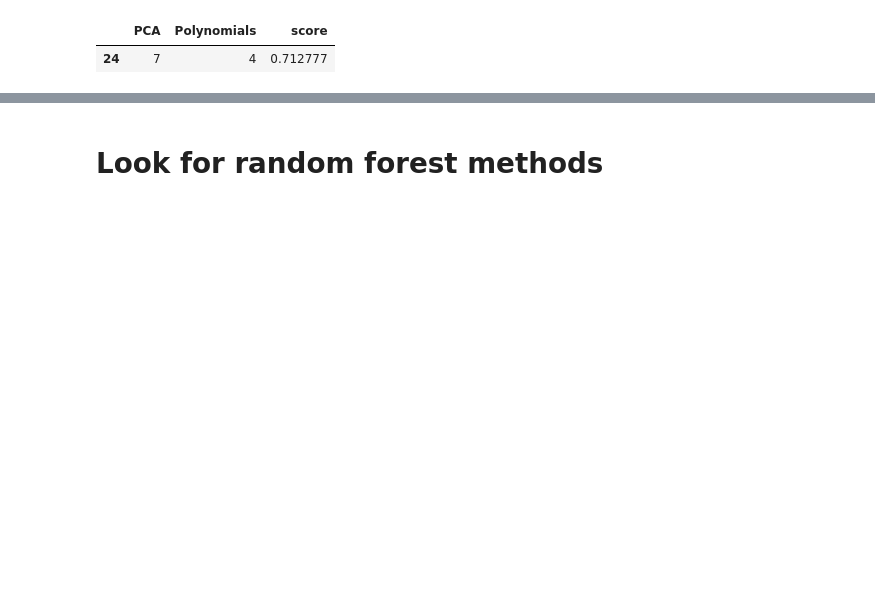
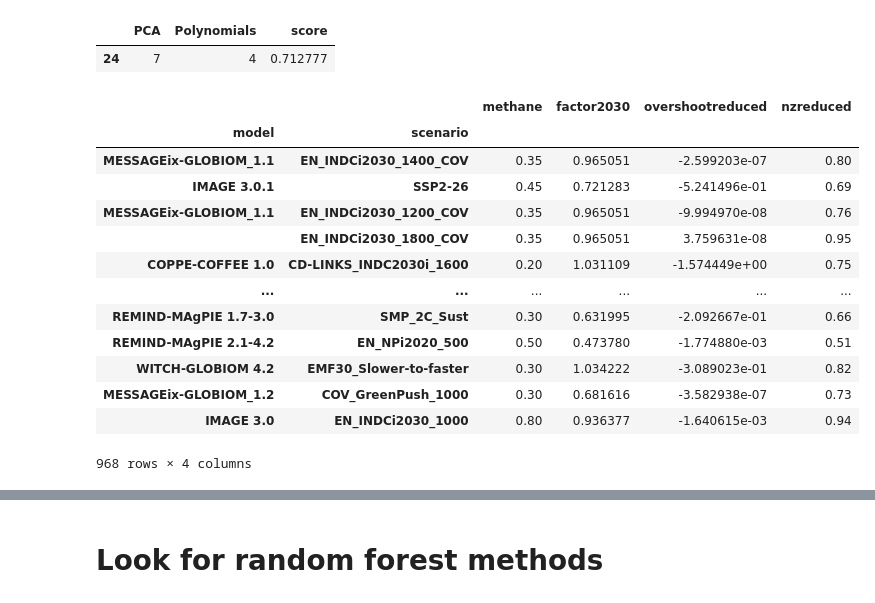
Before and after one commit to Rlamboll/PROVIDEemissions, a Jupyter notebook: notebooks/Reversal_of_AR6_DB.ipynb, the cells around one changed output, grey strips where cells are left out. Cells and saved outputs as stored; diff of their text form; code cells hidden in the pictures; blank space fills up the shorter version.

```diff
--- a/notebooks/Reversal_of_AR6_DB.ipynb
+++ b/notebooks/Reversal_of_AR6_DB.ipynb
@@ -348,3 +352,20 @@ regression = linear_model.LinearRegression()
 poly_model = regression.fit(poly_train, res_train)
 score = poly_model.score(poly_test, res_test)
 predicted = poly_model.predict(poly_test)
+# %%
+res_test
+# %% [output]
+|  |  | methane | factor2030 | overshootreduced | nzreduced |
+| model | scenario |  |  |  |  |
+| MESSAGEix-GLOBIOM_1.1 | EN_INDCi2030_1400_COV | 0.35 | 0.965051 | -2.599203e-07 | 0.80 |
+| IMAGE 3.0.1 | SSP2-26 | 0.45 | 0.721283 | -5.241496e-01 | 0.69 |
+| MESSAGEix-GLOBIOM_1.1 | EN_INDCi2030_1200_COV | 0.35 | 0.965051 | -9.994970e-08 | 0.76 |
+|  | EN_INDCi2030_1800_COV | 0.35 | 0.965051 | 3.759631e-08 | 0.95 |
+| COPPE-COFFEE 1.0 | CD-LINKS_INDC2030i_1600 | 0.20 | 1.031109 | -1.574449e+00 | 0.75 |
+| ... | ... | ... | ... | ... | ... |
+| REMIND-MAgPIE 1.7-3.0 | SMP_2C_Sust | 0.30 | 0.631995 | -2.092667e-01 | 0.66 |
+| REMIND-MAgPIE 2.1-4.2 | EN_NPi2020_500 | 0.50 | 0.473780 | -1.774880e-03 | 0.51 |
+| WITCH-GLOBIOM 4.2 | EMF30_Slower-to-faster | 0.30 | 1.034222 | -3.089023e-01 | 0.82 |
+| MESSAGEix-GLOBIOM_1.2 | COV_GreenPush_1000 | 0.30 | 0.681616 | -3.582938e-07 | 0.73 |
+| IMAGE 3.0 | EN_INDCi2030_1000 | 0.80 | 0.936377 | -1.640615e-03 | 0.94 |
+968 rows × 4 columns
```
Also changed, not shown: parts of 12 cells of this notebook, 4 other files.
